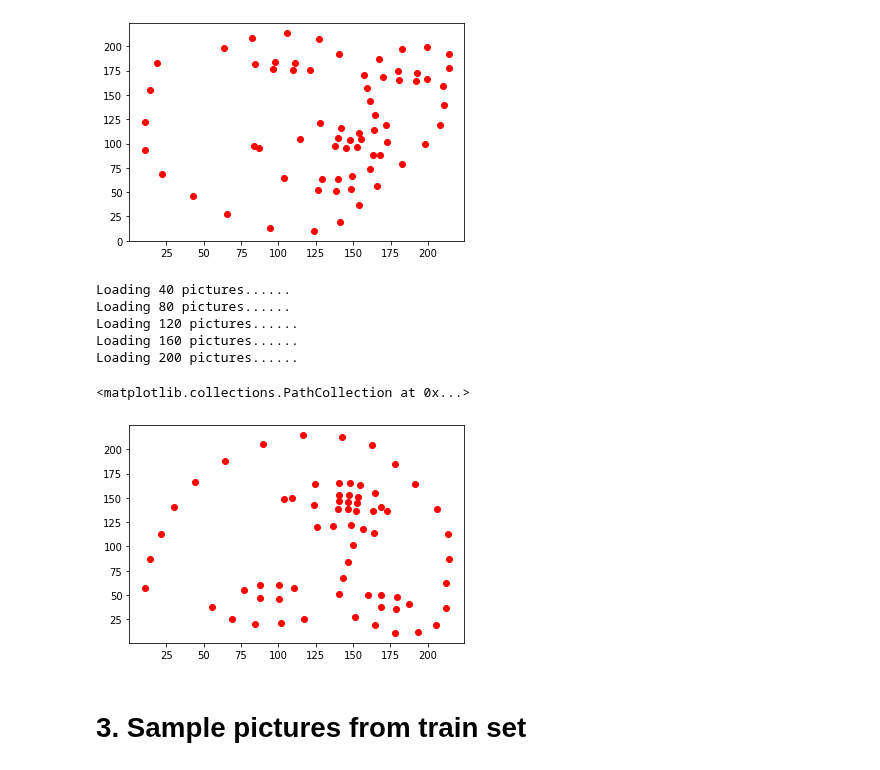
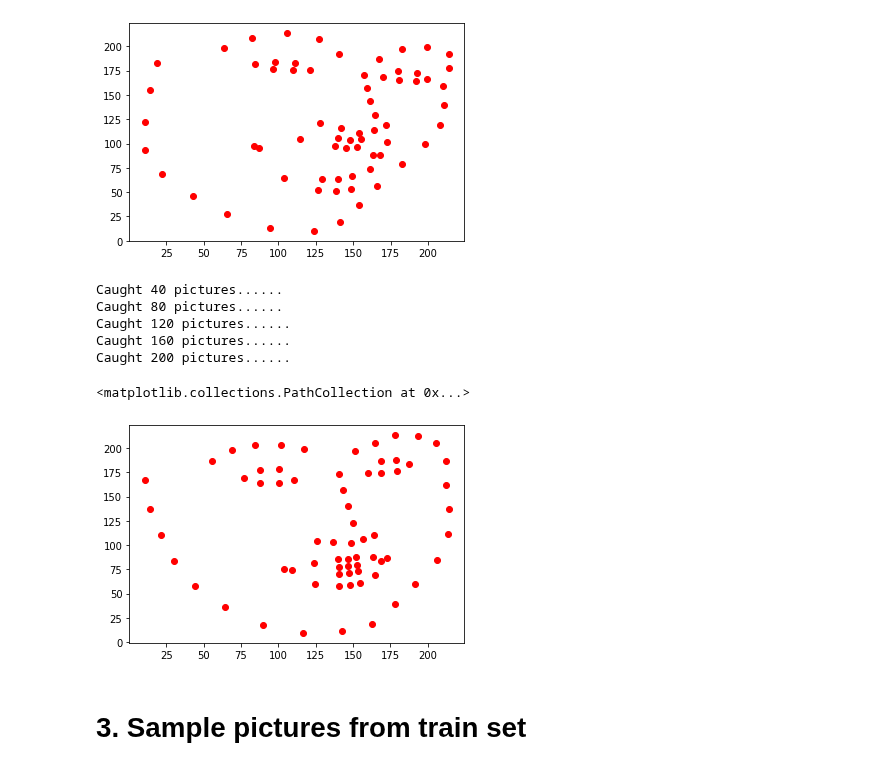
Before and after one commit to Pengchengzhi/Face-Alignment-DRF, a Jupyter notebook: main.ipynb, the cells around one changed output. Cells and saved outputs as stored; diff of their text form; code cells hidden in the pictures.

```diff
--- a/main.ipynb
+++ b/main.ipynb
@@ -118,23 +128,23 @@ for test_key in htest_pts.keys():
   test_label[i,:,:] = torch.Tensor(htest_pts[test_key])
 
   if (i+1)%40 == 0:
-    print("Loading", i+1, 'pictures......')
+    print("Caught", i+1, 'pictures......')
 
   if i == test_size-1:
     break
   else: i+=1
 test_label = test_label.reshape(test_size,-1)
-test_label[:][1::2] = 224-test_label[:][1::2]
+test_label[:,1::2] = 224-test_label[:,1::2]
 # %% [output]
-Loading 40 pictures......
-Loading 80 pictures......
-Loading 120 pictures......
-Loading 160 pictures......
-Loading 200 pictures......
+Caught 40 pictures......
+Caught 80 pictures......
+Caught 120 pictures......
+Caught 160 pictures......
+Caught 200 pictures......
 # %%
-x2 = test_label[0][::2].cpu().detach().numpy()
-y2 = test_label[0][1::2].cpu().detach().numpy()
-plt.scatter(x2,y2,c='r',label='Sample test pts')
+x = test_label[0][::2].cpu().detach().numpy()
+y = test_label[0][1::2].cpu().detach().numpy()
+plt.scatter(x,y,c='r',label='Sample test pts')
 # %% [output]
 <matplotlib.collections.PathCollection at 0x...>
-[figure, old version]
+[figure, new version]
```
Also changed, not shown: parts of 17 cells of this notebook.
